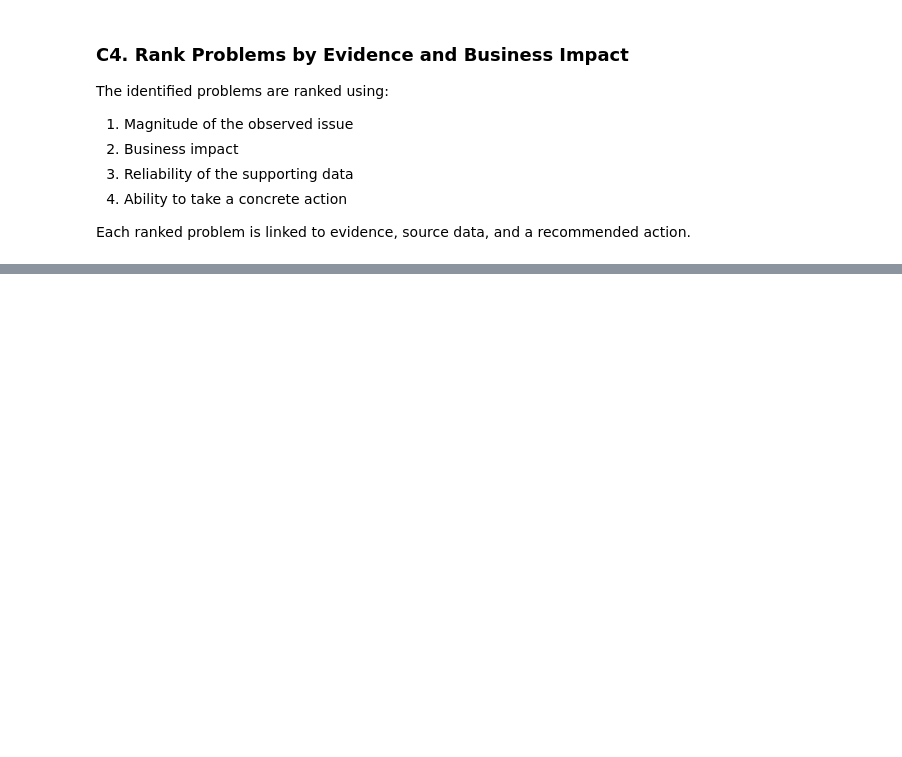
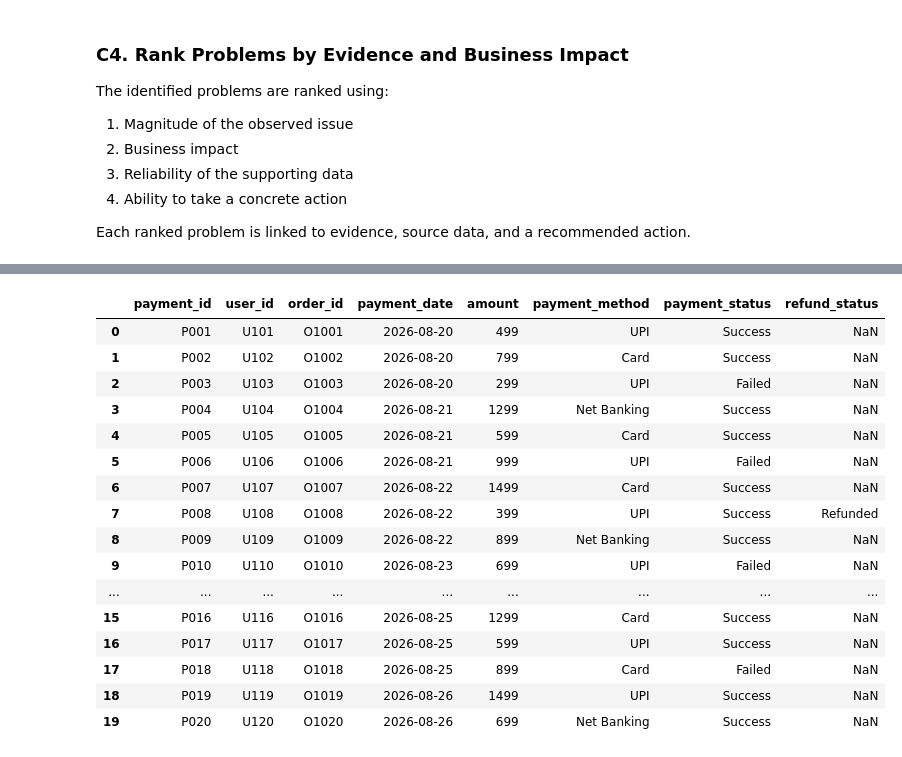
Before and after one commit to Aslamahmad-89/PlaceMux_Phase_03_Tasks, a Jupyter notebook: Task_1_Post_Launch_Health/Notebooks/Post_Launch_Health_Analysis.ipynb, the cells around one changed output, grey strips where cells are left out. Cells and saved outputs as stored; diff of their text form; code cells hidden in the pictures; blank space fills up the shorter version.

```diff
--- a/Task_1_Post_Launch_Health/Notebooks/Post_Launch_Health_Analysis.ipynb
+++ b/Task_1_Post_Launch_Health/Notebooks/Post_Launch_Health_Analysis.ipynb
@@ -706,0 +770,78 @@ display(ranked_problems)
+# %%
+# D2 — Build Phase-3 Analytics Models Using Real Data
+
+# 1. Funnel analysis
+funnel_model = pd.DataFrame({
+    "Metric": [
+        "Company Signups",
+        "Jobs Posted",
+        "Job Views",
+        "Applications Submitted"
+    ],
+    "Value": [
+        company_signups,
+        jobs_posted,
+        job_views,
+        applications
+    ]
+})
+
+funnel_model["Rate"] = [
+    None,
+    signup_to_job_rate,
+    None,
+    view_to_application_rate
+]
+
+
+# 2. Payment analysis
+payment_model = payments_data.copy()
+
+print("===== FUNNEL MODEL =====")
+display(funnel_model)
+
+print("\n===== PAYMENT DATA MODEL =====")
+display(payment_model)
+
+
+# 3. Data-quality model
+quality_model = pd.DataFrame({
+    "Dataset": [
+        "Company Events",
+        "Job Posted Events",
+        "Payments Data"
+    ],
+    "Rows": [
+        len(company_events),
+        len(job_posted_events),
+        len(payments_data)
+    ],
+    "Duplicate Rows": [
+        company_events.duplicated().sum(),
+        job_posted_events.duplicated().sum(),
+        payments_data.duplicated().sum()
+    ],
+    "Missing Cells": [
+        company_events.isna().sum().sum(),
+        job_posted_events.isna().sum().sum(),
+        payments_data.isna().sum().sum()
+    ]
+})
+
+print("\n===== DATA QUALITY MODEL =====")
+display(quality_model)
+
+
+# 4. Retention measurement model
+retention_model = pd.DataFrame({
+    "Metric": ["Repeat User/Company Activity"],
+    "Status": ["Not reliably measurable from available Phase-2 data"],
+    "Reason": [
+        "A reliable user-level longitudinal activity source "
+        "has not been established in the available datasets."
+    ]
+})
+
+print("\n===== RETENTION MODEL =====")
+display(retention_model)
+# %% [output]
@@ -706,0 +855,17 @@ display(ranked_problems)
+|  | payment_id | user_id | order_id | payment_date | amount | payment_method | payment_status | refund_status |
+| 0 | P001 | U101 | O1001 | 2026-08-20 | 499 | UPI | Success | NaN |
+| 1 | P002 | U102 | O1002 | 2026-08-20 | 799 | Card | Success | NaN |
+| 2 | P003 | U103 | O1003 | 2026-08-20 | 299 | UPI | Failed | NaN |
+| 3 | P004 | U104 | O1004 | 2026-08-21 | 1299 | Net Banking | Success | NaN |
+| 4 | P005 | U105 | O1005 | 2026-08-21 | 599 | Card | Success | NaN |
+| 5 | P006 | U106 | O1006 | 2026-08-21 | 999 | UPI | Failed | NaN |
+| 6 | P007 | U107 | O1007 | 2026-08-22 | 1499 | Card | Success | NaN |
+| 7 | P008 | U108 | O1008 | 2026-08-22 | 399 | UPI | Success | Refunded |
+| 8 | P009 | U109 | O1009 | 2026-08-22 | 899 | Net Banking | Success | NaN |
+| 9 | P010 | U110 | O1010 | 2026-08-23 | 699 | UPI | Failed | NaN |
+| ... | ... | ... | ... | ... | ... | ... | ... | ... |
+| 15 | P016 | U116 | O1016 | 2026-08-25 | 1299 | Card | Success | NaN |
+| 16 | P017 | U117 | O1017 | 2026-08-25 | 599 | UPI | Success | NaN |
+| 17 | P018 | U118 | O1018 | 2026-08-25 | 899 | Card | Failed | NaN |
+| 18 | P019 | U119 | O1019 | 2026-08-26 | 1499 | UPI | Success | NaN |
+| 19 | P020 | U120 | O1020 | 2026-08-26 | 699 | Net Banking | Success | NaN |
```
Also changed, not shown: parts of 23 cells of this notebook, 8 other files.
